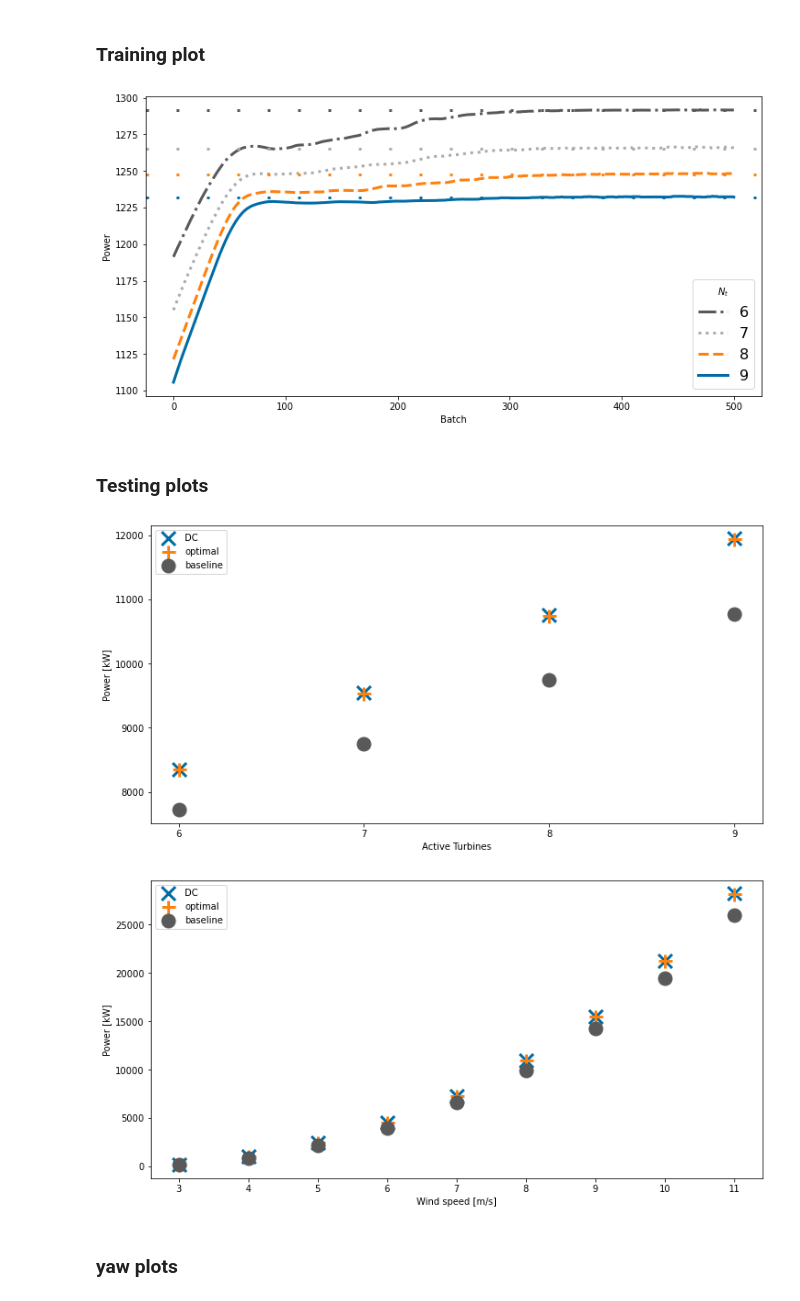
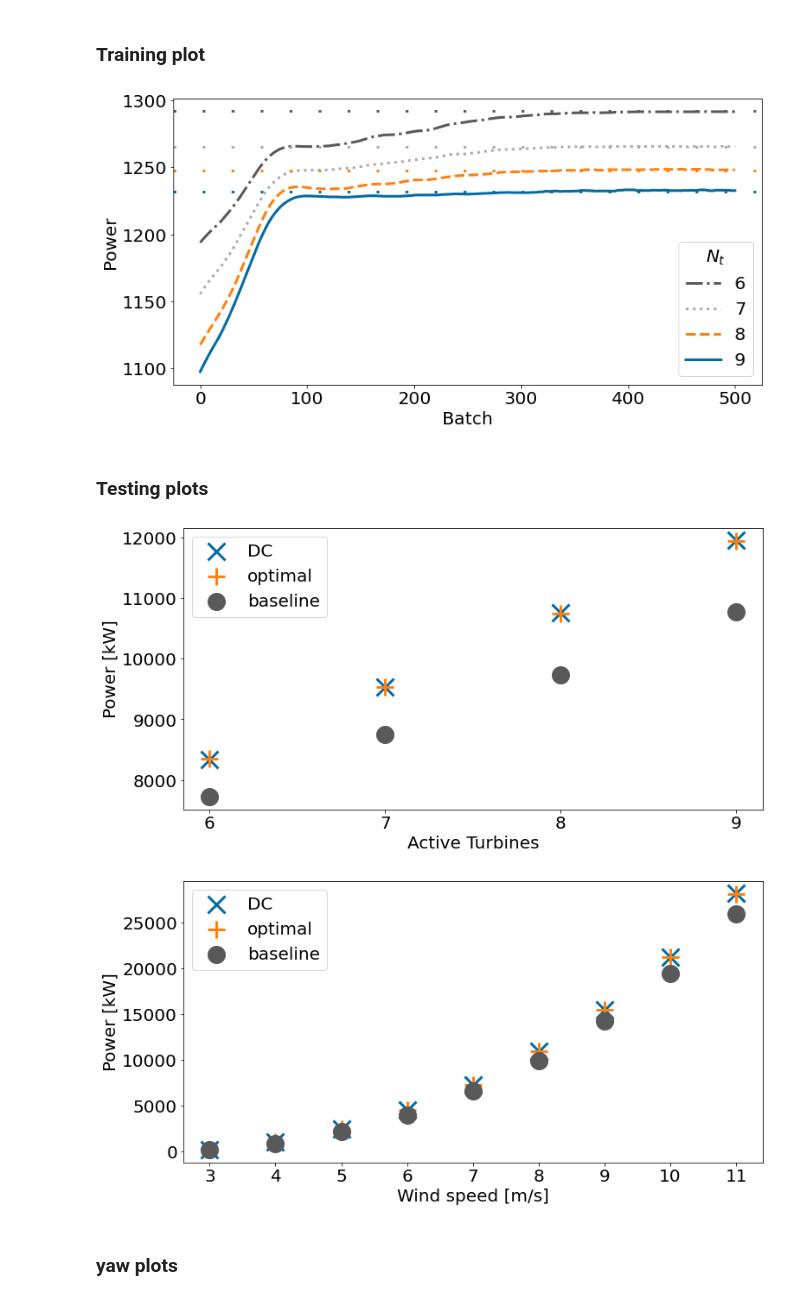
Before and after one commit to janiadcock/floris_torch, a Jupyter notebook: ACC.ipynb, the cells around one changed output. Cells and saved outputs as stored; diff of their text form; code cells hidden in the pictures.

Commit message:
larger text on figures

```diff
--- a/ACC.ipynb
+++ b/ACC.ipynb
@@ -14,7 +14,7 @@ import floris
 from floris.tools import FlorisInterface
 from floris.tools.optimization.yaw_optimization.yaw_optimizer_sr import YawOptimizationSR
 
-plt.rcParams.update({'font.size': 16})
+plt.rcParams.update({'font.size': 20})
 # %% [markdown]
 ### Inputs
 # %%
@@ -373,38 +373,38 @@ runtimes, _, _, _ = get_optimal(x_coord, y_coord, \
 plt.style.use('tableau-colorblind10')
 colors = plt.rcParams['axes.prop_cycle'].by_key()['color']
 
 plt.rcParams.update({'font.size': 20})
 plt.rc('lines', linewidth=3.0)
 
 linestyles = ['-.', ':', '--', '-']
 
 markerstyles = ['+', 'x', '*', 'o']
 marker_names = ["DC", "Opt.", "Lookup", "Baseline"]
 
-plt.rcParams.update({'lines.markersize': 15})
+plt.rcParams.update({'lines.markersize': 20})
 
 colors_training = [colors[3], colors[2], colors[1], colors[0]]
 for i in range(4):
     nturbs_active = 6+i
     plt.plot(np.array(np.array(powers_plot[i])/nturbs_active), label=str(nturbs_active),
         color=colors_training[i], linestyle=linestyles[i], linewidth=3)
     plt.axhline(np.mean(powers_FLORIS_validation[i])/nturbs_active, \
         color=colors_training[i], linestyle=(0, (1, 10)), linewidth=3)
 
-plt.legend(title="$N_t$", prop={'size': 16})
+plt.legend(title="$N_t$", prop={'size': 20})
 plt.xlabel('Batch')
 plt.ylabel('Power')
 fig = plt.gcf()
 fig.set_size_inches(12,6)
-# plt.savefig('/Users/jani/Documents/research/windFarmControl/2023ACC/figures_resubmission/training.png',
-#              bbox_inches='tight')
+plt.savefig('/Users/jani/Documents/research/windFarmControl/presentations/2023_ACC/figures_larger/training.png',
+             bbox_inches='tight')
 plt.show()
 
 # Loss averaged over the wind speeds in the validation set
 # for each turbine status vector in the validation set,
 # labeled by the number of active turbines (6, 7, 8, or 9.)
 # %% [output]
-[figure, old version]
+[figure, new version]
 # %% [markdown]
 ### Testing plots
 # %%
@@ -455,11 +455,11 @@ fig = plt.gcf()
 fig.set_size_inches(12,6)
 ax=plt.gca()
 plt.xticks(ticks=nturbs_active, labels=[str(nt) for nt in nturbs_active])
-# plt.savefig('/Users/jani/Documents/research/windFarmControl/2023ACC/figures_resubmission/testing_Nt.png',
-#              bbox_inches='tight')
+plt.savefig('/Users/jani/Documents/research/windFarmControl/presentations/2023_ACC/figures_larger/testing_Nt.png',
+             bbox_inches='tight')
 plt.show()
 # %% [output]
-[figure, old version]
+[figure, new version]
 # %%
 def t_to_ws(ps_t):
     ps_ws = np.zeros(len(ws_test))
@@ -483,11 +483,11 @@ plt.legend()
 fig = plt.gcf()
 fig.set_size_inches(12,6)
 plt.xticks(ticks=ws_test, labels=[str(ws) for ws in ws_test.detach().numpy()])
-# plt.savefig('/Users/jani/Documents/research/windFarmControl/2023ACC/figures_resubmission/testing_u.png',
-#              bbox_inches='tight')
+plt.savefig('/Users/jani/Documents/research/windFarmControl/presentations/2023_ACC/figures_larger/testing_u.png',
+             bbox_inches='tight')
 plt.show()
 # %% [output]
-[figure, old version]
+[figure, new version]
 # %% [markdown]
 ### yaw plots
 # %%
```
Also changed, not shown: parts of 2 cells of this notebook.
